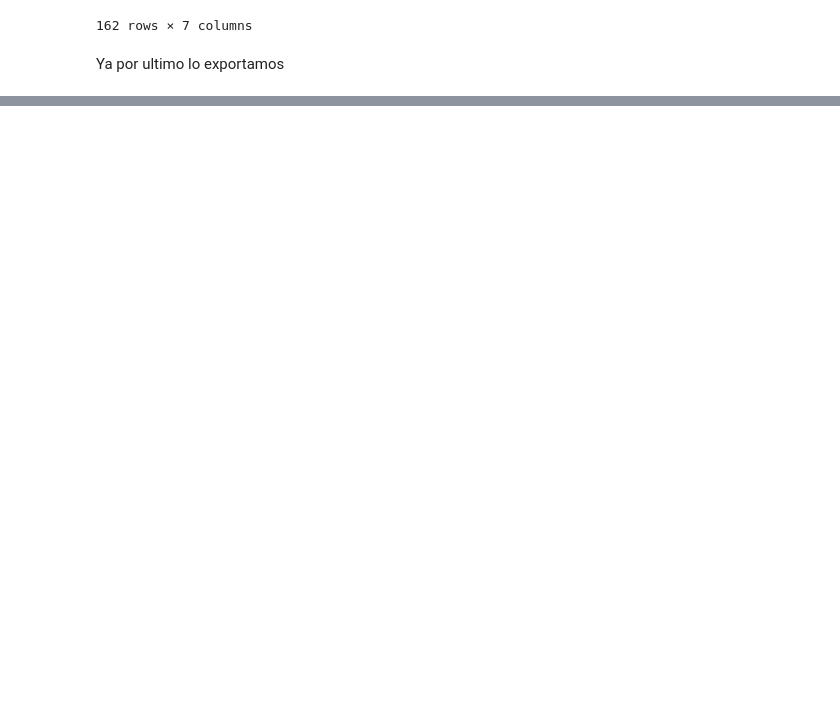
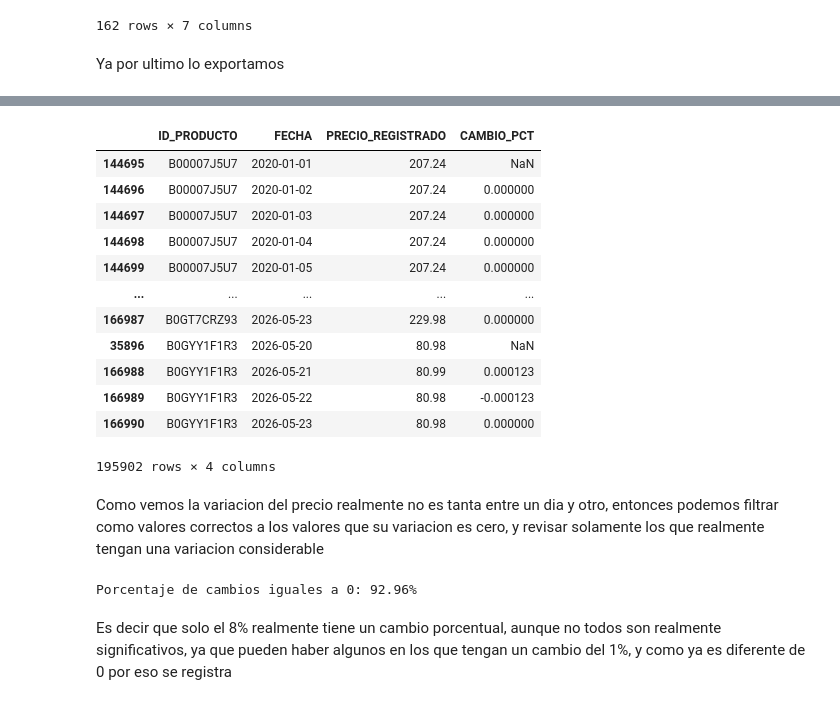
Before and after one commit to arturobuttanda/daad_project, a Jupyter notebook: EDA/analisis.ipynb, the cells around one changed output, grey strips where cells are left out. Cells and saved outputs as stored; diff of their text form; code cells hidden in the pictures; blank space fills up the shorter version.

```diff
--- a/EDA/analisis.ipynb
+++ b/EDA/analisis.ipynb
@@ -236,0 +243,37 @@ df_final.to_csv('Productos.csv', index=False,encoding='utf-8' )
+# %%
+df_historial = pd.read_csv("HistorialPrecios.csv")
+#Nos aseguramos que realmente sea de formato fecha
+df_historial["FECHA"] = pd.to_datetime(df_historial["FECHA"])
+
+#Ahora medimos realmente el cambio porcentual por dia
+df_historial = df_historial.sort_values(["ID_PRODUCTO", "FECHA"])
+#Calculamos la variacion porcentual respecto al dia anterior
+df_historial["CAMBIO_PCT"] = (df_historial.groupby("ID_PRODUCTO") ["PRECIO_REGISTRADO"] .pct_change())
+
+df_historial
+# %% [output]
+|  | ID_PRODUCTO | FECHA | PRECIO_REGISTRADO | CAMBIO_PCT |
+| 144695 | B00007J5U7 | 2020-01-01 | 207.24 | NaN |
+| 144696 | B00007J5U7 | 2020-01-02 | 207.24 | 0.000000 |
+| 144697 | B00007J5U7 | 2020-01-03 | 207.24 | 0.000000 |
+| 144698 | B00007J5U7 | 2020-01-04 | 207.24 | 0.000000 |
+| 144699 | B00007J5U7 | 2020-01-05 | 207.24 | 0.000000 |
+| ... | ... | ... | ... | ... |
+| 166987 | B0GT7CRZ93 | 2026-05-23 | 229.98 | 0.000000 |
+| 35896 | B0GYY1F1R3 | 2026-05-20 | 80.98 | NaN |
+| 166988 | B0GYY1F1R3 | 2026-05-21 | 80.99 | 0.000123 |
+| 166989 | B0GYY1F1R3 | 2026-05-22 | 80.98 | -0.000123 |
+| 166990 | B0GYY1F1R3 | 2026-05-23 | 80.98 | 0.000000 |
+195902 rows × 4 columns
+# %% [markdown]
+Como vemos la variacion del precio realmente no es tanta entre un dia y otro, entonces podemos filtrar como valores correctos a los valores que su variacion es cero, y revisar solamente los que realmente tengan una variacion considerable
+# %%
+#Calculamos que pocertanje tienen una variacion de cero
+porcentaje_ceros = ((df_historial["CAMBIO_PCT"] == 0).mean()* 100)
+
+print(f"Porcentaje de cambios iguales a 0: "f"{porcentaje_ceros:.2f}%"
+)
+# %% [output]
+Porcentaje de cambios iguales a 0: 92.96%
+# %% [markdown]
+Es decir que solo el 8% realmente tiene un cambio porcentual, aunque no todos son realmente significativos, ya que pueden haber algunos en los que tengan un cambio del 1%, y como ya es diferente de 0 por eso se registra
```
Also changed, not shown: parts of 12 cells of this notebook, 7 other files.
